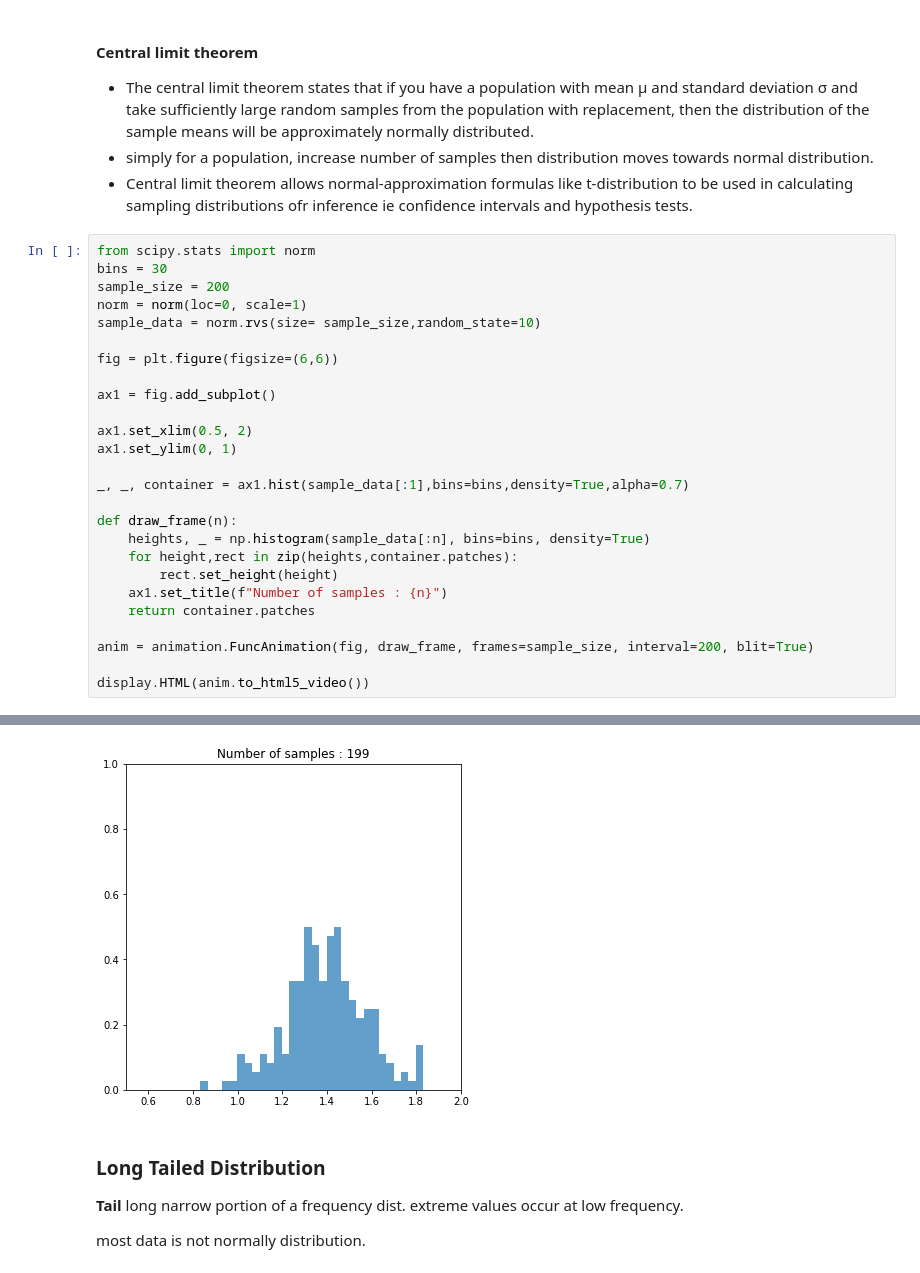
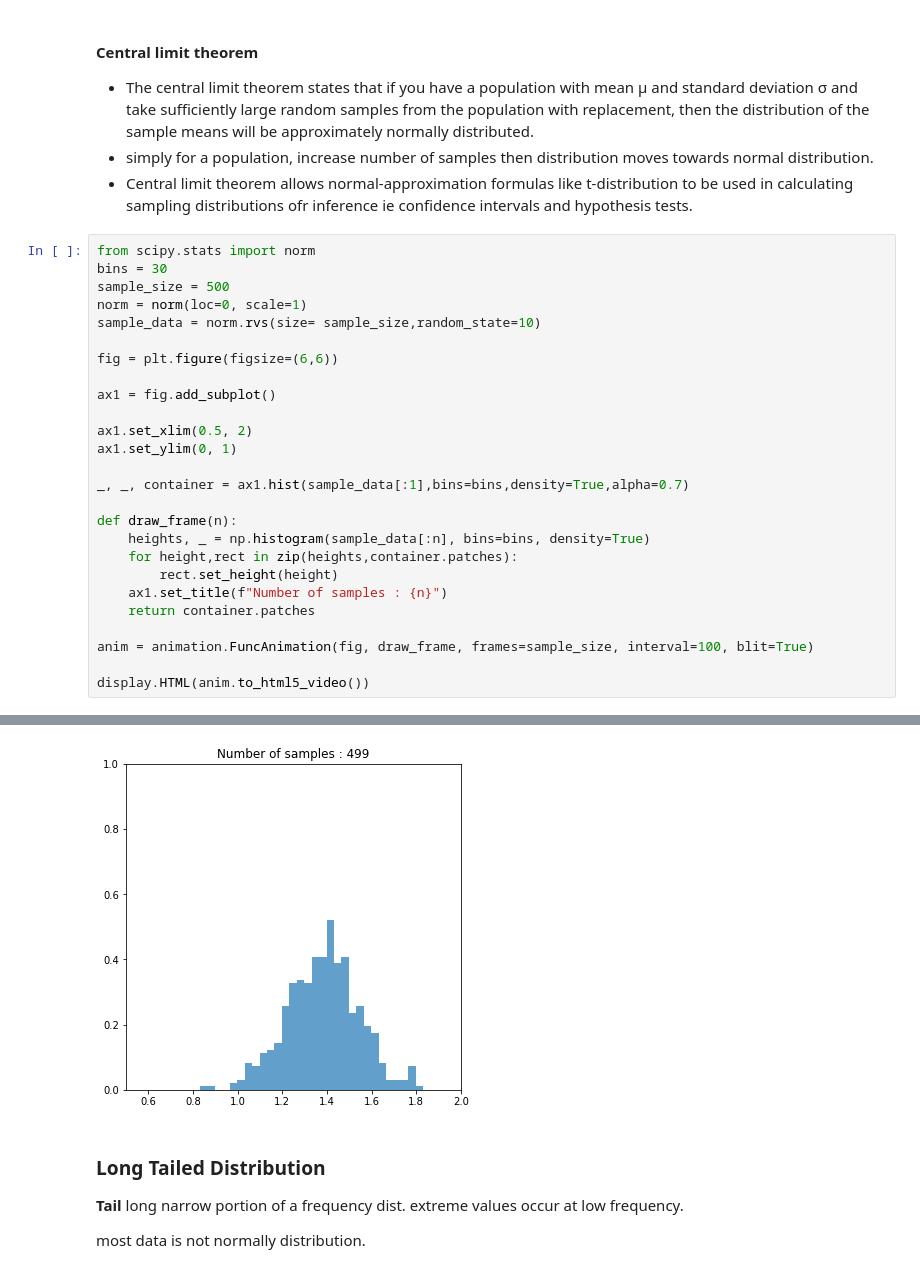
Before and after one commit to NishantBaheti/MachineLearningExploration, a Jupyter notebook: PracticalStatistics/Distributions.ipynb, the cells around one changed output, grey strips where cells are left out. Saved outputs shown, nothing was run; the diff lists cells and outputs as text.

```diff
--- a/PracticalStatistics/Distributions.ipynb
+++ b/PracticalStatistics/Distributions.ipynb
@@ -470,32 +453,32 @@ plot_std_norm_distribution(bell_curve_data,60)
 # %%
 from scipy.stats import norm
 bins = 30
-sample_size = 200
+sample_size = 500
 norm = norm(loc=0, scale=1)
 sample_data = norm.rvs(size= sample_size,random_state=10)
 
 fig = plt.figure(figsize=(6,6))
 
 ax1 = fig.add_subplot()
 
 ax1.set_xlim(0.5, 2)
 ax1.set_ylim(0, 1)
 
 _, _, container = ax1.hist(sample_data[:1],bins=bins,density=True,alpha=0.7)
 
 def draw_frame(n):
     heights, _ = np.histogram(sample_data[:n], bins=bins, density=True)
     for height,rect in zip(heights,container.patches):
         rect.set_height(height)
     ax1.set_title(f"Number of samples : {n}")
     return container.patches
 
-anim = animation.FuncAnimation(fig, draw_frame, frames=sample_size, interval=200, blit=True)
+anim = animation.FuncAnimation(fig, draw_frame, frames=sample_size, interval=100, blit=True)
 
 display.HTML(anim.to_html5_video())
 # %% [output]
 [interactive output not drawn]
-[figure, old version]
+[figure, new version]
 # %% [markdown]
 ### Long Tailed Distribution
 
```
Also changed, not shown: parts of 36 cells of this notebook, 1 other file.
